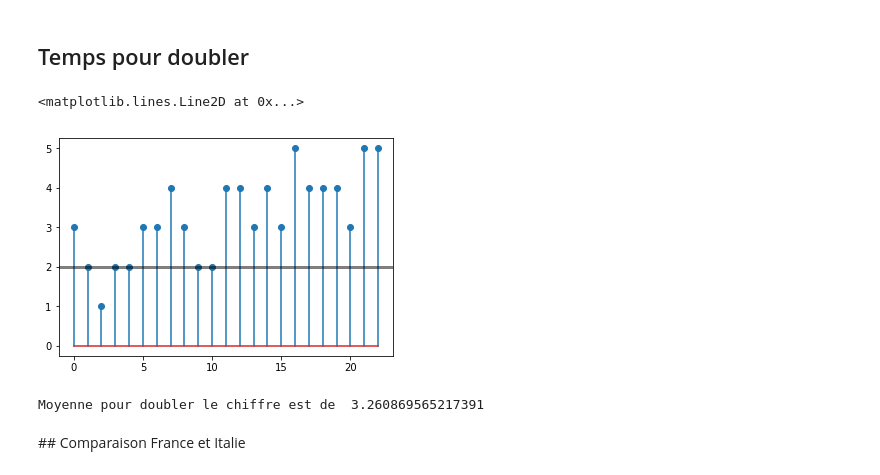
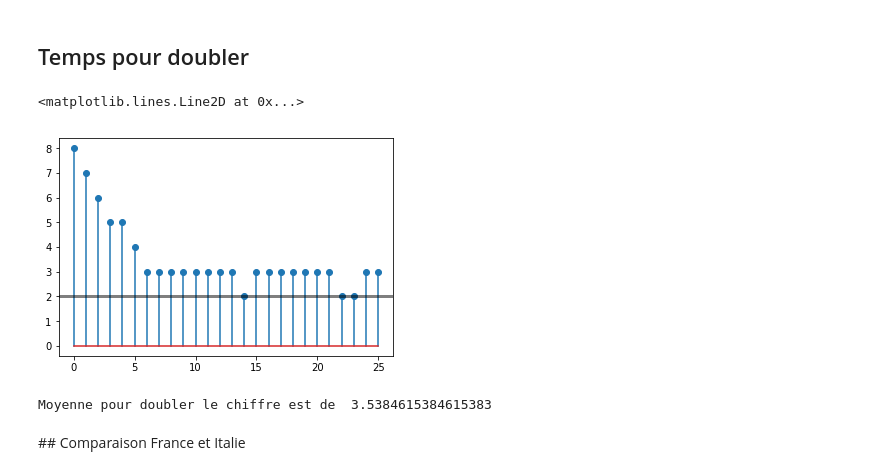
Before and after one commit to AmineDiro/Prediction-COVID19-France-, a Jupyter notebook: Prediction_saturation.ipynb, the cells around one changed output. Saved outputs shown, nothing was run; the diff lists cells and outputs as text; code cells hidden in the pictures.

```diff
--- a/Prediction_saturation.ipynb
+++ b/Prediction_saturation.ipynb
@@ -27,5 +27,6 @@ ts_confirmed = pd.read_csv("Data/time_series_covid_19_confirmed.csv")
 
 #Daily updates
 url="https://raw.githubusercontent.com/CSSEGISandData/COVID-19/master/csse_covid_19_data/csse_covid_19_time_series/time_series_19-covid-Confirmed.csv"
-ts_confirmed_new = pd.read_csv(url)
+url2='https://raw.githubusercontent.com/CSSEGISandData/COVID-19/master/csse_covid_19_data/csse_covid_19_time_series/time_series_covid19_confirmed_global.csv'
+ts_confirmed_new = pd.read_csv(url2)
 # %%
@@ -341,29 +293,29 @@ Ceci s'explique par le manque de tests généralisés en France.
 # %%
 dates = []
 index = []
-serie = ts_confirmed_new[ts_confirmed_new["Country/Region"] == "France"].sum()[4:]
+serie = ts_confirmed_new[ts_confirmed_new["Country/Region"] == "US"].sum()[4:]
 serie.index = pd.to_datetime(serie.index)
 serie = serie["2020-02-24":]
 
 for i in range(len(serie) - 2):
     j = i + 1
     while (j < len(serie) - 1) & (serie[j] < 2 * serie[i]):
         j += 1
 
     if (j <= len(serie) - 1) & (serie[j] >= 2 * serie[i]):
         dates.append((serie.index[j] - serie.index[i]).days)
         index.append(serie.index[i])
 
 fig, ax = plt.subplots()
 plt.stem(pd.Series(data=dates, index=index))
 ax.axhline(y=2, linewidth=3, color="black", alpha=0.5)
 # %% [output]
 <matplotlib.lines.Line2D at 0x...>
-[figure, old version]
+[figure, new version]
 # %%
 print("Moyenne pour doubler le chiffre est de ", np.mean(dates))
 # %% [output]
-Moyenne pour doubler le chiffre est de  3.260869565217391
+Moyenne pour doubler le chiffre est de  3.5384615384615383
 # %% [markdown]
 ## Comparaison France et Italie
 # %% [markdown]
```
Also changed, not shown: parts of 31 cells of this notebook.
